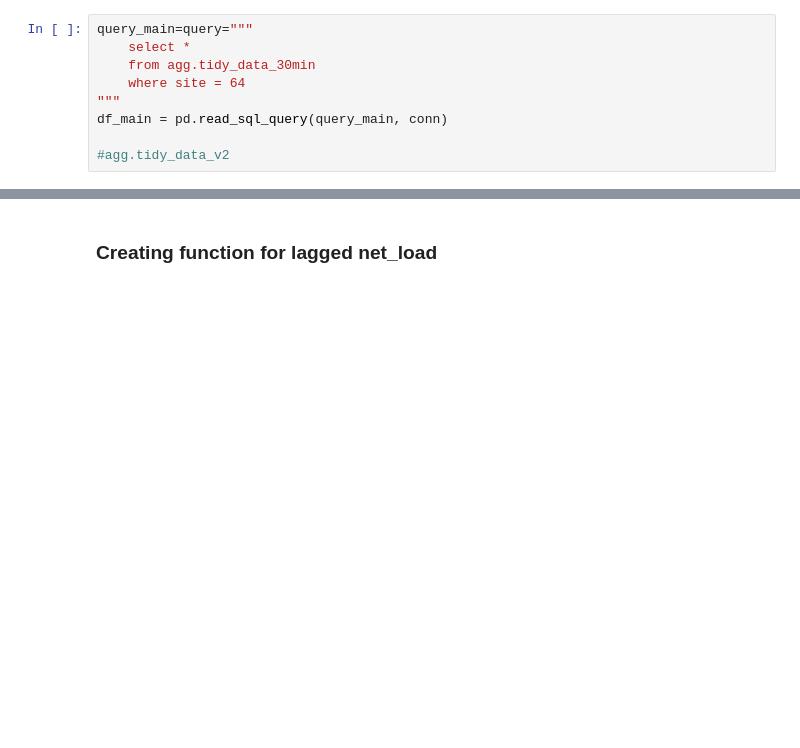
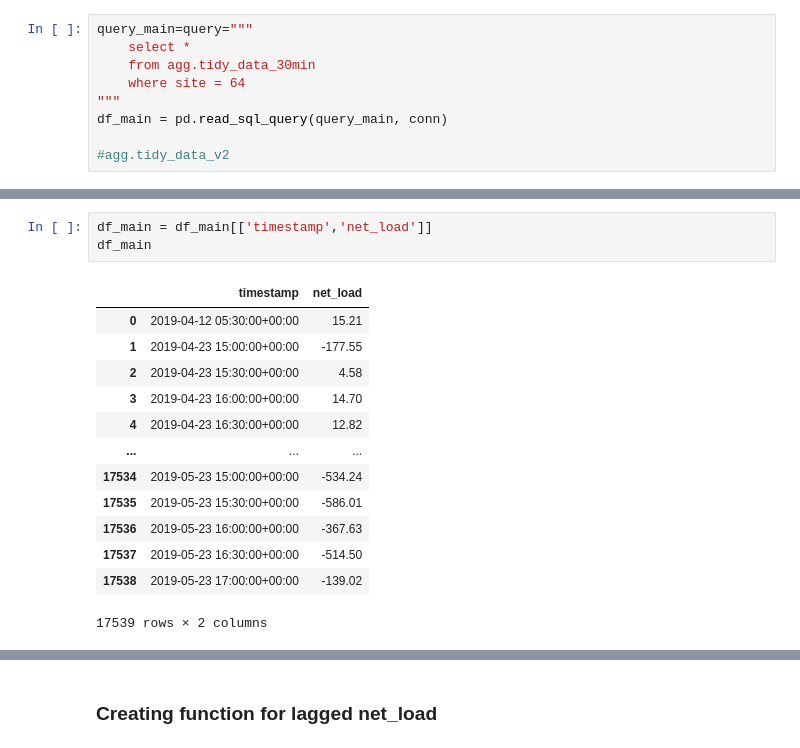
Before and after one commit to dguiraldes/aml_project, a Jupyter notebook: Zora RF_6_tidy_30m.ipynb, the cells around one changed output, grey strips where cells are left out. Drawn from its saved outputs; the diff is of its cells as text; blank space fills up the shorter version.

```diff
--- a/Zora RF_6_tidy_30m.ipynb
+++ b/Zora RF_6_tidy_30m.ipynb
@@ -99 +99,18 @@ df_main
 17539 rows × 21 columns
+# %%
+df_main = df_main[['timestamp','net_load']]
+df_main
+# %% [output]
+|  | timestamp | net_load |
+| 0 | 2019-04-12 05:30:00+00:00 | 15.21 |
+| 1 | 2019-04-23 15:00:00+00:00 | -177.55 |
+| 2 | 2019-04-23 15:30:00+00:00 | 4.58 |
+| 3 | 2019-04-23 16:00:00+00:00 | 14.70 |
+| 4 | 2019-04-23 16:30:00+00:00 | 12.82 |
+| ... | ... | ... |
+| 17534 | 2019-05-23 15:00:00+00:00 | -534.24 |
+| 17535 | 2019-05-23 15:30:00+00:00 | -586.01 |
+| 17536 | 2019-05-23 16:00:00+00:00 | -367.63 |
+| 17537 | 2019-05-23 16:30:00+00:00 | -514.50 |
+| 17538 | 2019-05-23 17:00:00+00:00 | -139.02 |
+17539 rows × 2 columns
```
Also changed, not shown: parts of 57 cells of this notebook.
